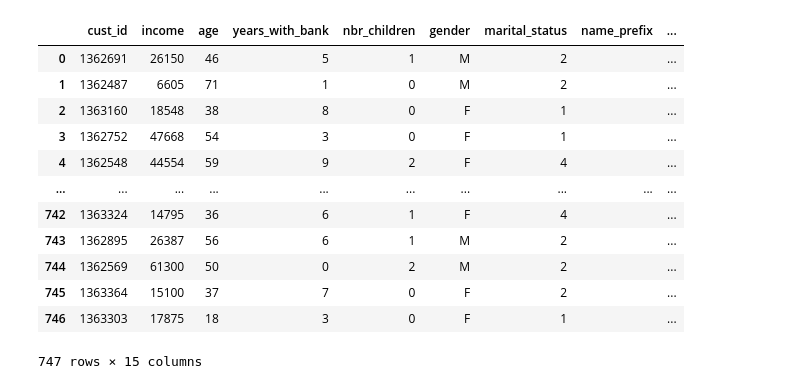
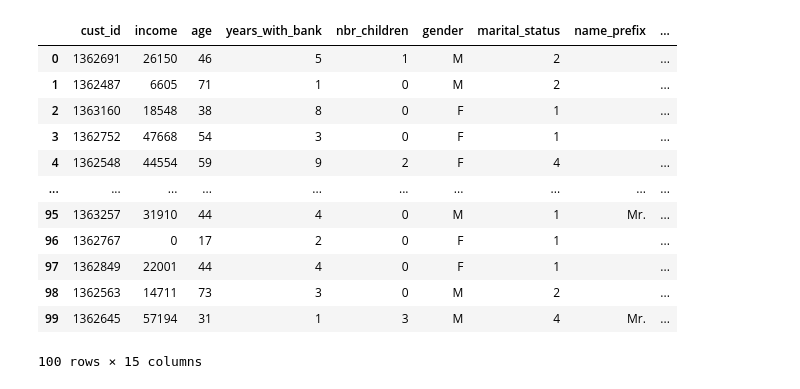
Before and after one commit to taaaraaa/Unsupervised-Learning, a Jupyter notebook: data-EDA (01).ipynb, the cells around one changed output. Saved outputs shown, nothing was run; the diff lists cells and outputs as text; code cells hidden in the pictures.

Commit message:
'data-EDA (01)' added for clustering on customers

```diff
--- a/data-EDA (01).ipynb
+++ b/data-EDA (01).ipynb
@@ -21,17 +0,0 @@ df_accounts.head()
-# %%
-df_customer=pd.read_csv('data/twm_customer.csv',sep=';')
-df_customer
-# %% [output]
-|  | cust_id | income | age | years_with_bank | nbr_children | gender | marital_status | name_prefix | ... |
-| 0 | 1362691 | 26150 | 46 | 5 | 1 | M | 2 |  | ... |
-| 1 | 1362487 | 6605 | 71 | 1 | 0 | M | 2 |  | ... |
-| 2 | 1363160 | 18548 | 38 | 8 | 0 | F | 1 |  | ... |
-| 3 | 1362752 | 47668 | 54 | 3 | 0 | F | 1 |  | ... |
-| 4 | 1362548 | 44554 | 59 | 9 | 2 | F | 4 |  | ... |
-| ... | ... | ... | ... | ... | ... | ... | ... | ... | ... |
-| 742 | 1363324 | 14795 | 36 | 6 | 1 | F | 4 |  | ... |
-| 743 | 1362895 | 26387 | 56 | 6 | 1 | M | 2 |  | ... |
-| 744 | 1362569 | 61300 | 50 | 0 | 2 | M | 2 |  | ... |
-| 745 | 1363364 | 15100 | 37 | 7 | 0 | F | 2 |  | ... |
-| 746 | 1363303 | 17875 | 18 | 3 | 0 | F | 1 |  | ... |
-747 rows × 15 columns
@@ -37,0 +8,20 @@ df_customer
+# %%
+
+df_cust=pd.read_csv(r'D:\0-LHL-Activities\W05\Mini-project-III\Data\twm_customer.csv',sep=';')
+
+
+df_cust.head(100)
+# %% [output]
+|  | cust_id | income | age | years_with_bank | nbr_children | gender | marital_status | name_prefix | ... |
+| 0 | 1362691 | 26150 | 46 | 5 | 1 | M | 2 |  | ... |
+| 1 | 1362487 | 6605 | 71 | 1 | 0 | M | 2 |  | ... |
+| 2 | 1363160 | 18548 | 38 | 8 | 0 | F | 1 |  | ... |
+| 3 | 1362752 | 47668 | 54 | 3 | 0 | F | 1 |  | ... |
+| 4 | 1362548 | 44554 | 59 | 9 | 2 | F | 4 |  | ... |
+| ... | ... | ... | ... | ... | ... | ... | ... | ... | ... |
+| 95 | 1363257 | 31910 | 44 | 4 | 0 | M | 1 | Mr. | ... |
+| 96 | 1362767 | 0 | 17 | 2 | 0 | F | 1 |  | ... |
+| 97 | 1362849 | 22001 | 44 | 4 | 0 | F | 1 |  | ... |
+| 98 | 1362563 | 14711 | 73 | 3 | 0 | M | 2 |  | ... |
+| 99 | 1362645 | 57194 | 31 | 1 | 3 | M | 4 | Mr. | ... |
+100 rows × 15 columns
```
Also changed, not shown: parts of 21 cells of this notebook.
